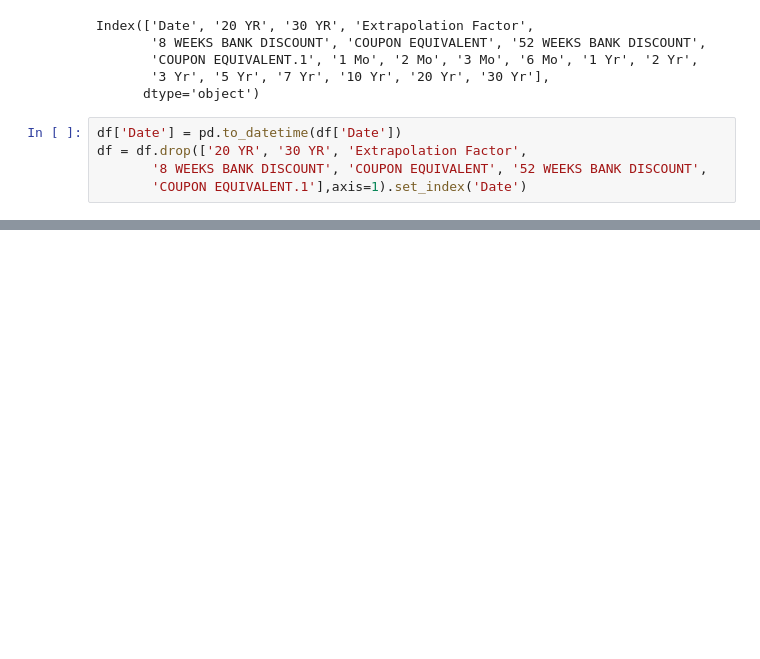
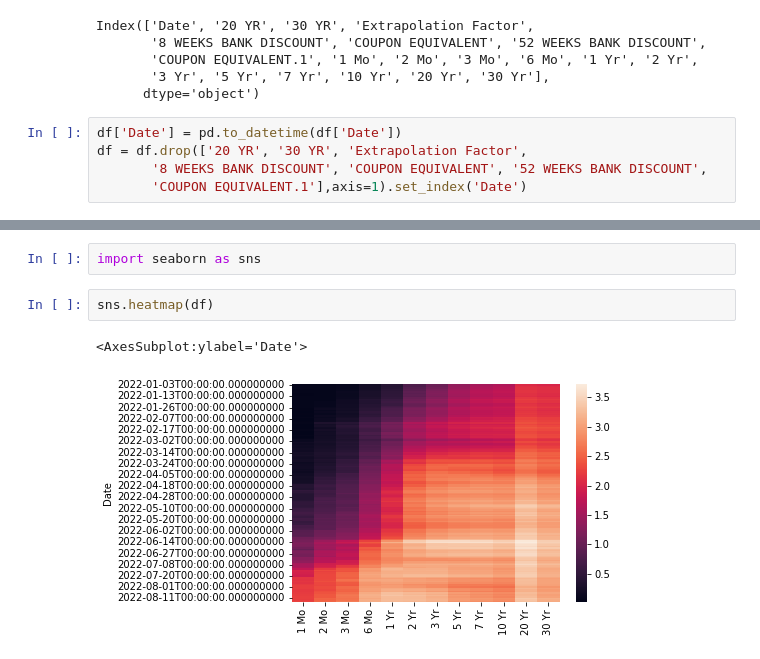
Before and after one commit to lenkaB-0101/Visualizing_Historical_Yield_Curves, a Jupyter notebook: main.ipynb, the cells around one changed output, grey strips where cells are left out. Cells and saved outputs as stored; diff of their text form; blank space fills up the shorter version.

```diff
--- a/main.ipynb
+++ b/main.ipynb
@@ -47,0 +73,7 @@ df
+# %%
+import seaborn as sns
+# %%
+sns.heatmap(df)
+# %% [output]
+<AxesSubplot:ylabel='Date'>
+[figure, added]
```
Also changed, not shown: parts of 3 cells of this notebook.
